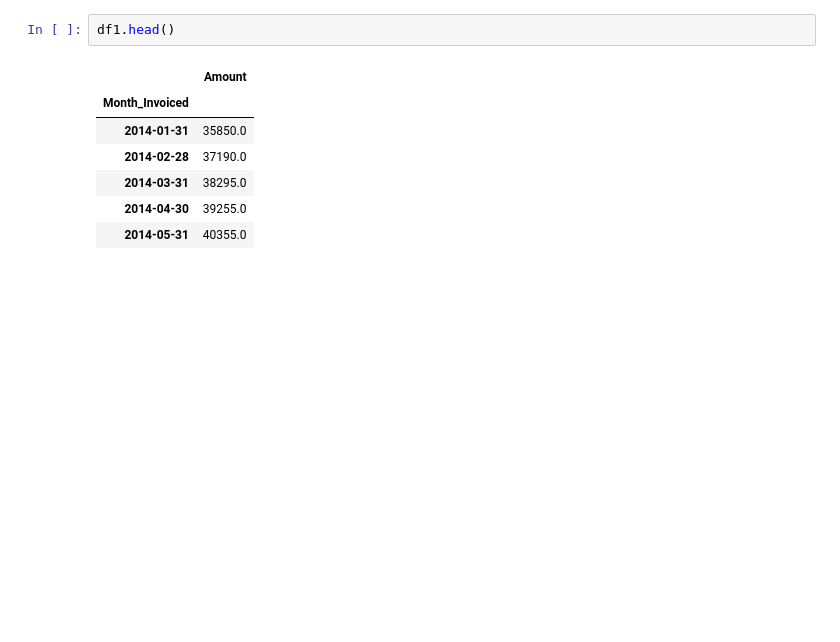
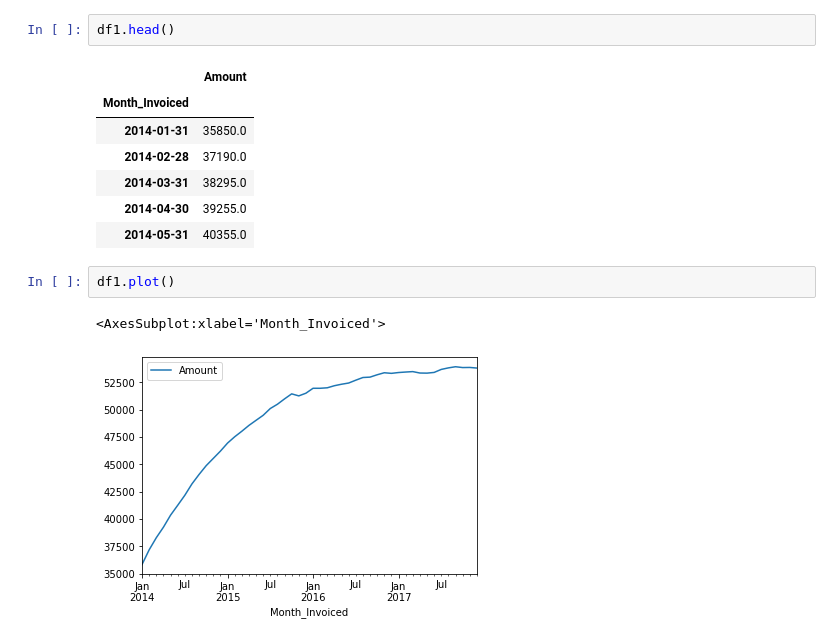
Before and after one commit to HeatherOrtegaMcMillan/time-series-exercises, a Jupyter notebook: model.ipynb, the cells around one changed output. Saved outputs shown, nothing was run; the diff lists cells and outputs as text; blank space fills up the shorter version.

```diff
--- a/model.ipynb
+++ b/model.ipynb
@@ -142,3 +142,8 @@ df1.head()
 | 2014-03-31 | 38295.0 |
 | 2014-04-30 | 39255.0 |
 | 2014-05-31 | 40355.0 |
+# %%
+df1.plot()
+# %% [output]
+<AxesSubplot:xlabel='Month_Invoiced'>
+[figure, added]
```
Also changed, not shown: parts of 21 cells of this notebook.
